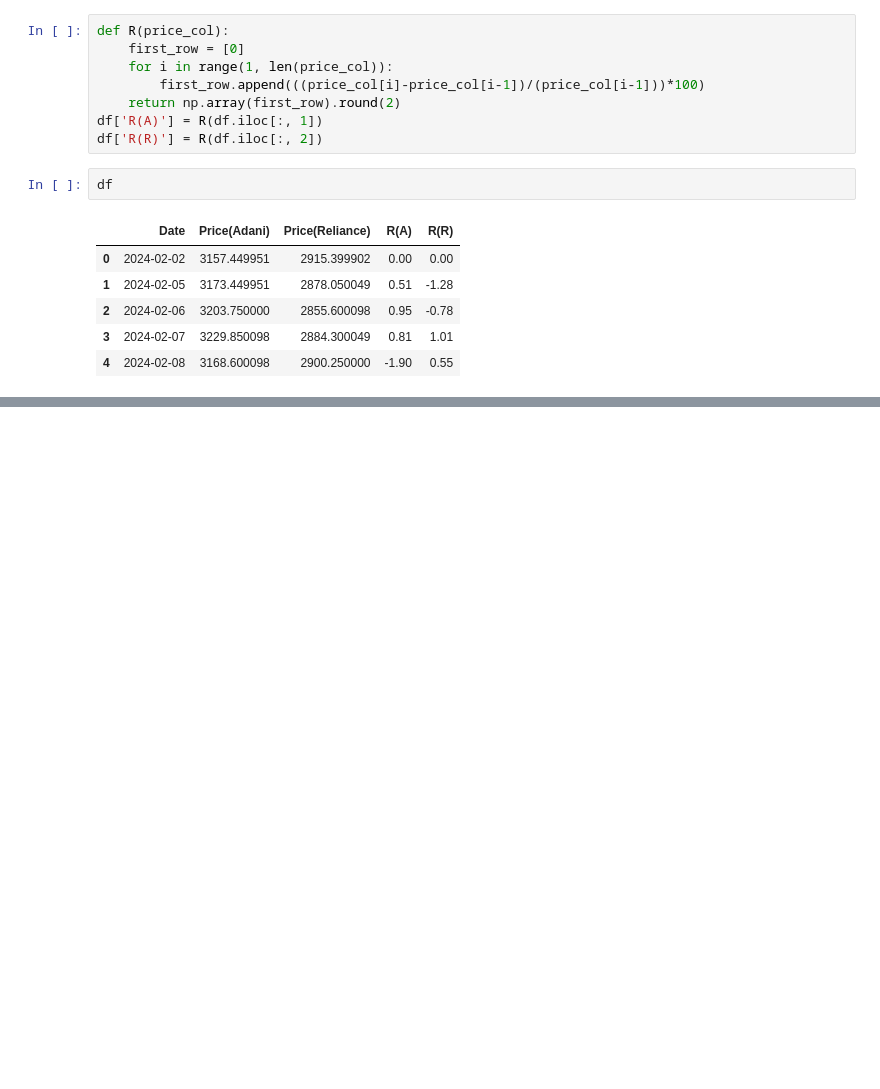
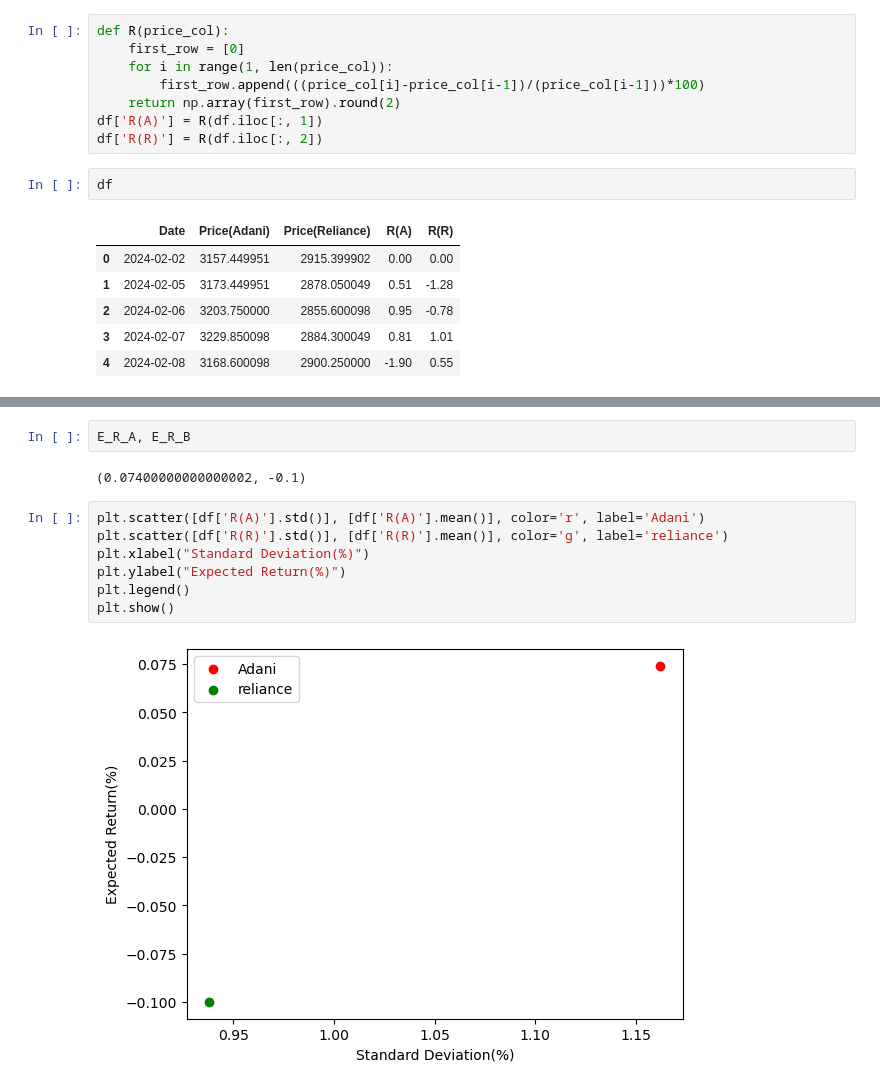
Before and after one commit to sainathdora/Modern-Portfolio-Theory, a Jupyter notebook: Stock Market .ipynb, the cells around one changed output, grey strips where cells are left out. Saved outputs shown, nothing was run; the diff lists cells and outputs as text; blank space fills up the shorter version.

```diff
--- a/Stock Market .ipynb
+++ b/Stock Market .ipynb
@@ -58,0 +76,13 @@ df
+# %%
+E_R_A, E_R_B
+# %% [output]
+(0.07400000000000002, -0.1)
+# %%
+plt.scatter([df['R(A)'].std()], [df['R(A)'].mean()], color='r', label='Adani')
+plt.scatter([df['R(R)'].std()], [df['R(R)'].mean()], color='g', label='reliance')
+plt.xlabel("Standard Deviation(%)")
+plt.ylabel("Expected Return(%)")
+plt.legend()
+plt.show()
+# %% [output]
+[figure, added]
```
Also changed, not shown: parts of 17 cells of this notebook.
